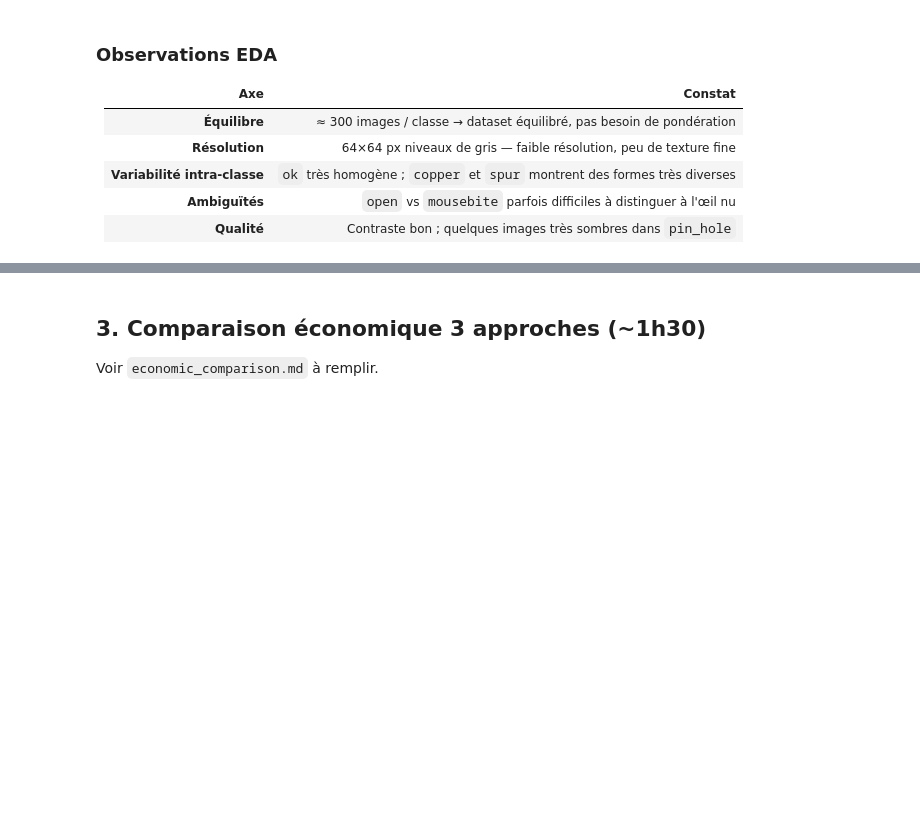
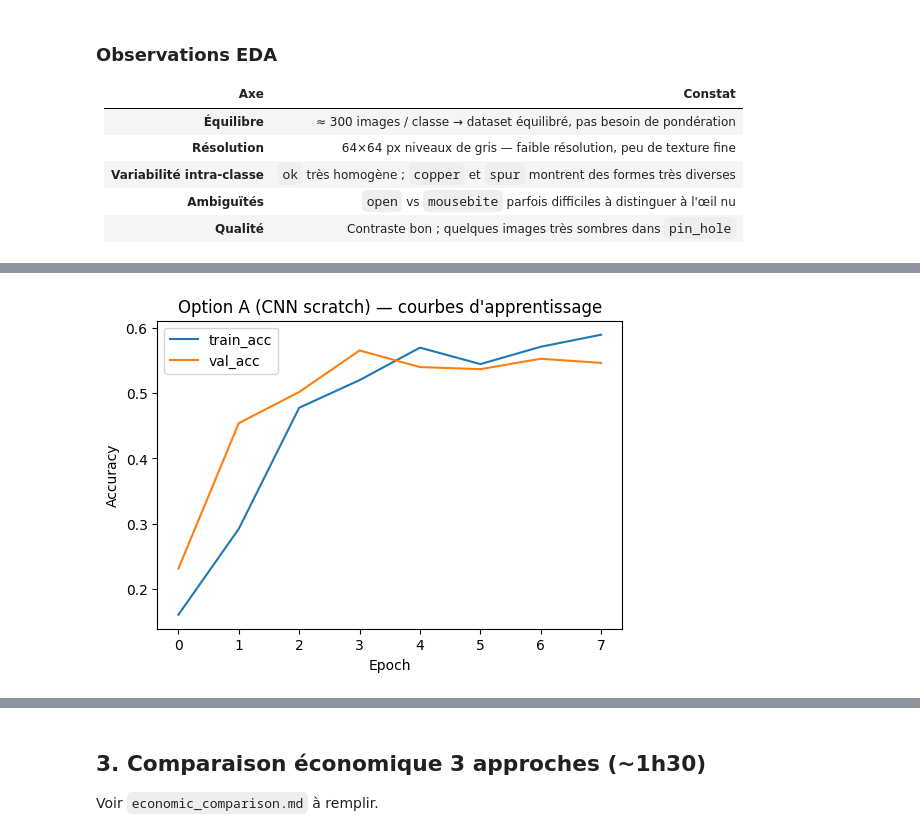
Before and after one commit to A949196/m4-b2_tom_franck, a Jupyter notebook: notebooks/M4-B2_template.ipynb, the cells around one changed output, grey strips where cells are left out. Drawn from its saved outputs; the diff is of its cells as text; code cells hidden in the pictures; blank space fills up the shorter version.

Commit message:
feat(notebook): train / test model option a

```diff
--- a/notebooks/M4-B2_template.ipynb
+++ b/notebooks/M4-B2_template.ipynb
@@ -124,0 +125,8 @@ Cf. `decisions.md` pour le choix (A / B / C).
+# %%
+# Preparation
+from src.option_a_cnn import SimpleCNN, train_one_epoch, evaluate
+
+train_loader, val_loader, test_loader = get_dataloaders(
+    root="../data/pcb_defect_sample", batch_size=32, seed=42
+)
+print(f"Train: {len(train_loader.dataset)} | Val: {len(val_loader.dataset)} | Test: {len(test_loader.dataset)}")
@@ -124,0 +135,22 @@ Cf. `decisions.md` pour le choix (A / B / C).
+# %%
+# Entrainement
+model = SimpleCNN(n_classes=len(CLASSES)).to(DEVICE)
+criterion = nn.CrossEntropyLoss()
+optimizer = optim.Adam(model.parameters(), lr=1e-3)
+
+EPOCHS = 8
+history = []
+
+t0 = time.time()
+for epoch in range(EPOCHS):
+    train_loss, train_acc = train_one_epoch(model, train_loader, optimizer, criterion, DEVICE)
+    val_loss, val_acc = evaluate(model, val_loader, criterion, DEVICE)
+    history.append({
+        "epoch": epoch,
+        "train_loss": train_loss, "train_acc": train_acc,
+        "val_loss": val_loss, "val_acc": val_acc,
+    })
+    print(f"Epoch {epoch}: train_acc {train_acc:.3f}, val_acc {val_acc:.3f}")
+train_time_sec = time.time() - t0
+
+print(f"\nTemps d'entraînement : {train_time_sec:.1f} s")
@@ -124,0 +168,15 @@ Cf. `decisions.md` pour le choix (A / B / C).
+# %%
+epochs_range = [h["epoch"] for h in history]
+train_accs = [h["train_acc"] for h in history]
+val_accs = [h["val_acc"] for h in history]
+
+plt.figure(figsize=(6, 4))
+plt.plot(epochs_range, train_accs, label="train_acc")
+plt.plot(epochs_range, val_accs, label="val_acc")
+plt.xlabel("Epoch")
+plt.ylabel("Accuracy")
+plt.title("Option A (CNN scratch) — courbes d'apprentissage")
+plt.legend()
+plt.show()
+# %% [output]
+[figure, added]
```
Also changed, not shown: parts of 9 cells of this notebook.
